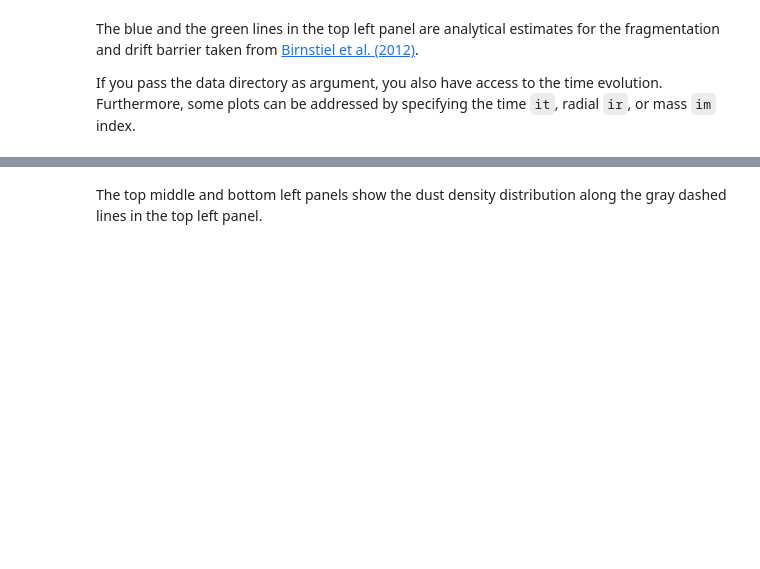
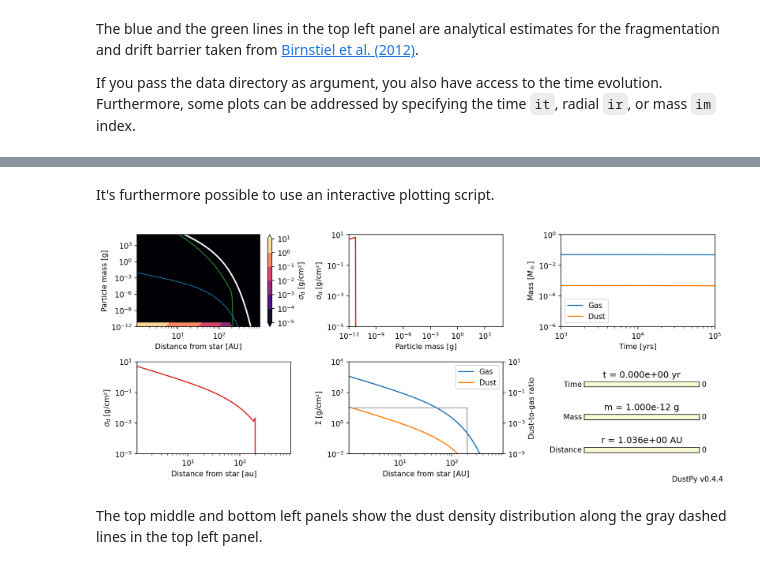
Before and after one commit to stammler/dustpy, a Jupyter notebook: docs/1_basics.ipynb, the cells around one changed output, grey strips where cells are left out. Cells and saved outputs as stored; diff of their text form; code cells hidden in the pictures; blank space fills up the shorter version.

```diff
--- a/docs/1_basics.ipynb
+++ b/docs/1_basics.ipynb
@@ -154,3 +154,9 @@ plot.panel("data", ir=10, im=5, it=10)
+# %% [markdown]
+It's furthermore possible to use an interactive plotting script.
+# %%
+plot.ipanel("data")
+# %% [output]
+[figure, added]
 # %% [markdown]
 The top middle and bottom left panels show the dust density distribution along the gray dashed lines in the top left panel.
 # %% [markdown]
```
Also changed, not shown: parts of 4 cells of this notebook, 56 other files.
